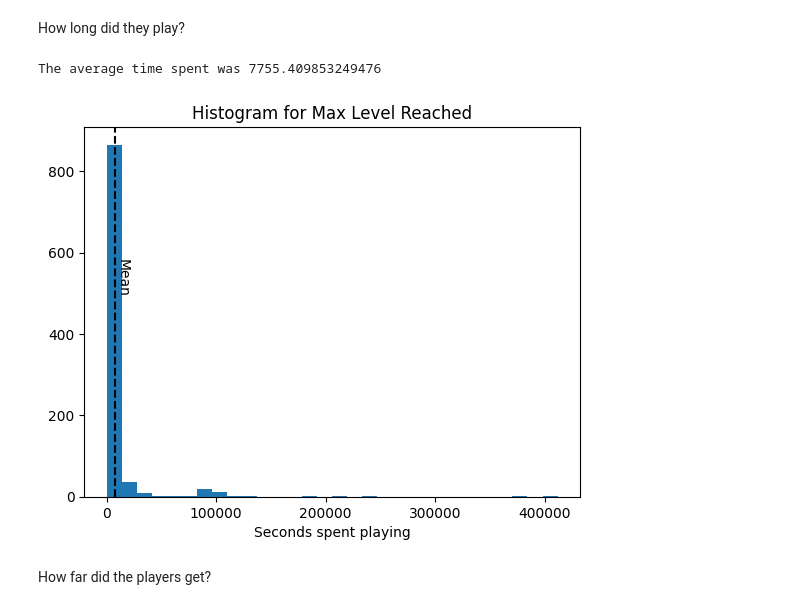
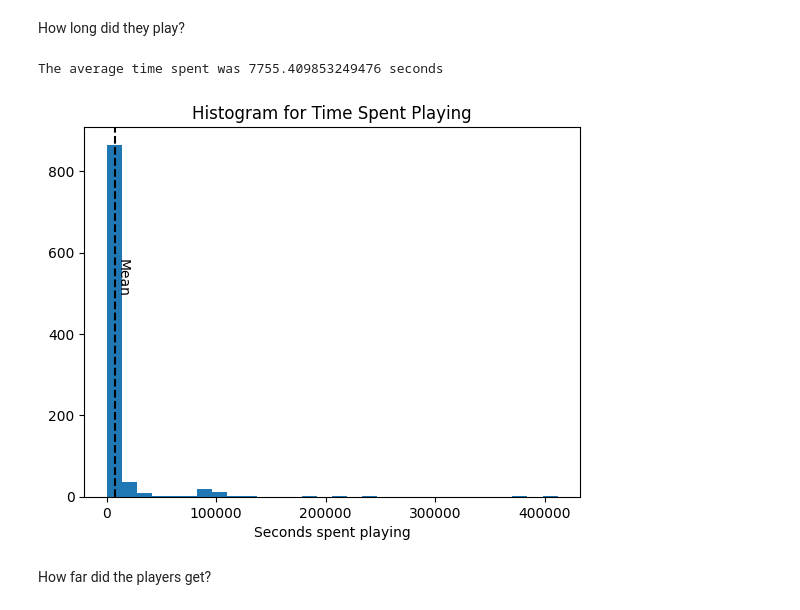
Before and after one commit to opengamedata/opengamedata-samples, a Jupyter notebook: AQUALAB/templates/Aqualab_template_players.ipynb, the cells around one changed output. Saved outputs shown, nothing was run; the diff lists cells and outputs as text; code cells hidden in the pictures.

```diff
--- a/AQUALAB/templates/Aqualab_template_players.ipynb
+++ b/AQUALAB/templates/Aqualab_template_players.ipynb
@@ -354,15 +342,15 @@ df_column = df_session['UserTotalSessionDuration'] #column must be integers
 # %%
 #jobs completed
 f, ax = plt.subplots()
 ax.hist(df_column, bins=30)
 ax.axvline(x=df_column.mean(), linestyle='--', color='k', label="Median")
 ax.text(x=df_column.mean() + 0.25, y=500, s="Mean", rotation=-90)
 ax.set_xlabel("Seconds spent playing")
-ax.set_title("Histogram for Max Level Reached")
-print(f'The average time spent was {df_column.mean()}')
+ax.set_title("Histogram for Time Spent Playing")
+print(f'The average time spent was {df_column.mean()} seconds')
 # %% [output]
-The average time spent was 7755.409853249476
+The average time spent was 7755.409853249476 seconds
-[figure, old version]
+[figure, new version]
 # %% [markdown]
 How far did the players get?
 # %%
```
Also changed, not shown: parts of 11 cells of this notebook.
